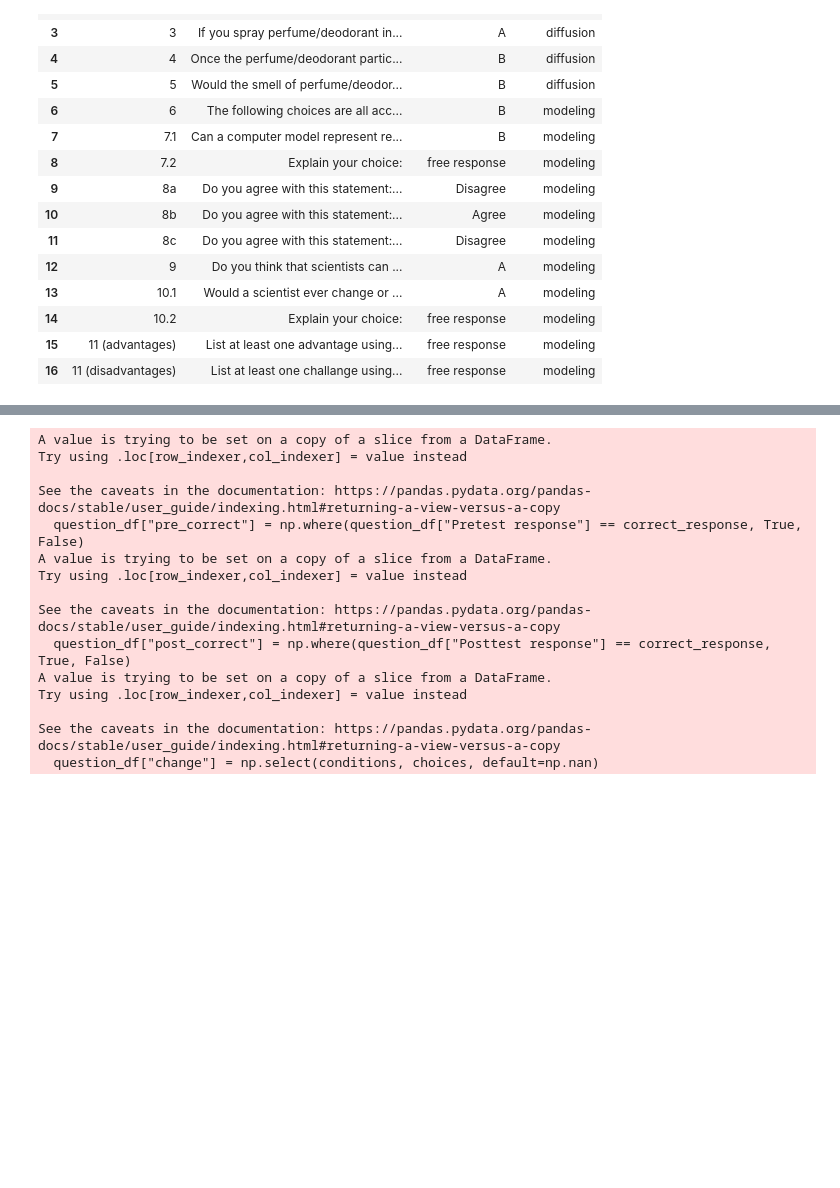
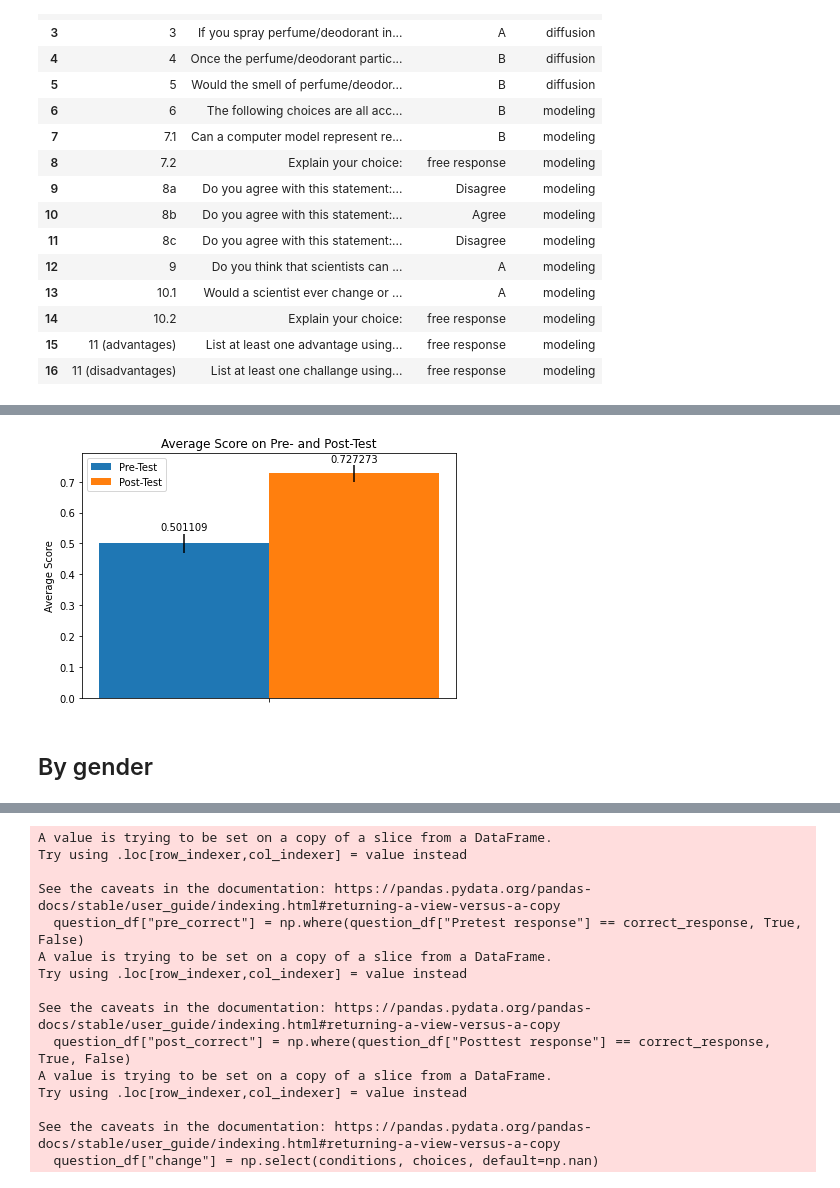
Before and after one commit to wolfj95/a2s_unit_1, a Jupyter notebook: unit_1_data_analysis.ipynb, the cells around one changed output, grey strips where cells are left out. Cells and saved outputs as stored; diff of their text form; code cells hidden in the pictures; blank space fills up the shorter version.

```diff
--- a/unit_1_data_analysis.ipynb
+++ b/unit_1_data_analysis.ipynb
@@ -45,0 +70,12 @@ for index, row in key_df.iterrows():
+# %%
+for question_num in constrained_response:
+
+    # mark correct/incorrect
+    correct_response = key_df.loc[key_df["Question number"] == question_num]["Correct answer"].item()
+    constrained_response_test_data[question_num + "_pre_correct"] = np.where(constrained_response_test_data[question_num + "_pre"] == correct_response, True, False)
+    constrained_response_test_data[question_num + "_post_correct"] = np.where(constrained_response_test_data[question_num + "_post"] == correct_response, True, False)
+
+    # determine change in correctness between tests
+    conditions = [constrained_response_test_data[question_num + "_pre_correct"] == constrained_response_test_data[question_num + "_post_correct"], (constrained_response_test_data[question_num + "_pre_correct"] == False) & (constrained_response_test_data[question_num + "_post_correct"] == True), (constrained_response_test_data[question_num + "_pre_correct"] == True) & (constrained_response_test_data[question_num + "_post_correct"] == False)]
+    choices = ["neutral", "positive", "negative"]
+    constrained_response_test_data[question_num + "_change"] = np.select(conditions, choices, default=np.nan)
@@ -45,0 +99,8 @@ for index, row in key_df.iterrows():
+# %%
+# score students
+pre_cols = [question_num + "_correct" for question_num in pre_constrained_response]
+constrained_response_test_data["pre_score"] = (constrained_response_test_data[pre_cols] == True).sum(1)/len(pre_cols)
+
+post_cols = [question_num + "_correct" for question_num in post_constrained_response]
+constrained_response_test_data["post_score"] = (constrained_response_test_data[post_cols] == True).sum(1)/len(post_cols)
+constrained_response_test_data
@@ -45,0 +126,32 @@ for index, row in key_df.iterrows():
+# %%
+labels = ["Average"]
+
+pre = [constrained_response_test_data["pre_score"].mean()]
+pre_std_err = constrained_response_test_data["pre_score"].sem()
+post = [constrained_response_test_data["post_score"].mean()]
+post_std_err = constrained_response_test_data["post_score"].sem()
+
+x = np.arange(len(labels))  # the label locations
+width = 0.35  # the width of the bars
+
+fig, ax = plt.subplots()
+rects1 = ax.bar(x - width/2, pre, width, yerr=[pre_std_err], label='Pre-Test')
+rects2 = ax.bar(x + width/2, post, width, yerr=[post_std_err], label='Post-Test')
+
+# Add some text for labels, title and custom x-axis tick labels, etc.
+ax.set_ylabel('Average Score')
+ax.set_title('Average Score on Pre- and Post-Test')
+ax.set_xticks(x)
+ax.set_xticklabels("")
+ax.legend()
+
+ax.bar_label(rects1, padding=1)
+ax.bar_label(rects2, padding=1)
+
+fig.set_facecolor("white")
+fig.tight_layout()
+plt.show()
+# %% [output]
+[figure, added]
+# %% [markdown]
+## By gender
```
Also changed, not shown: parts of 36 cells of this notebook.
